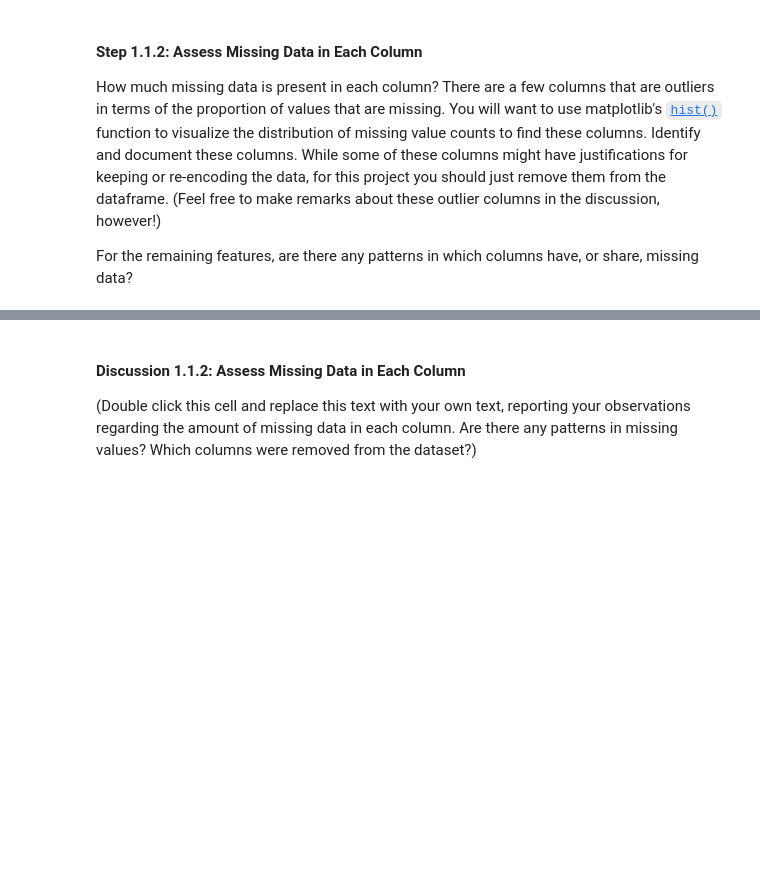
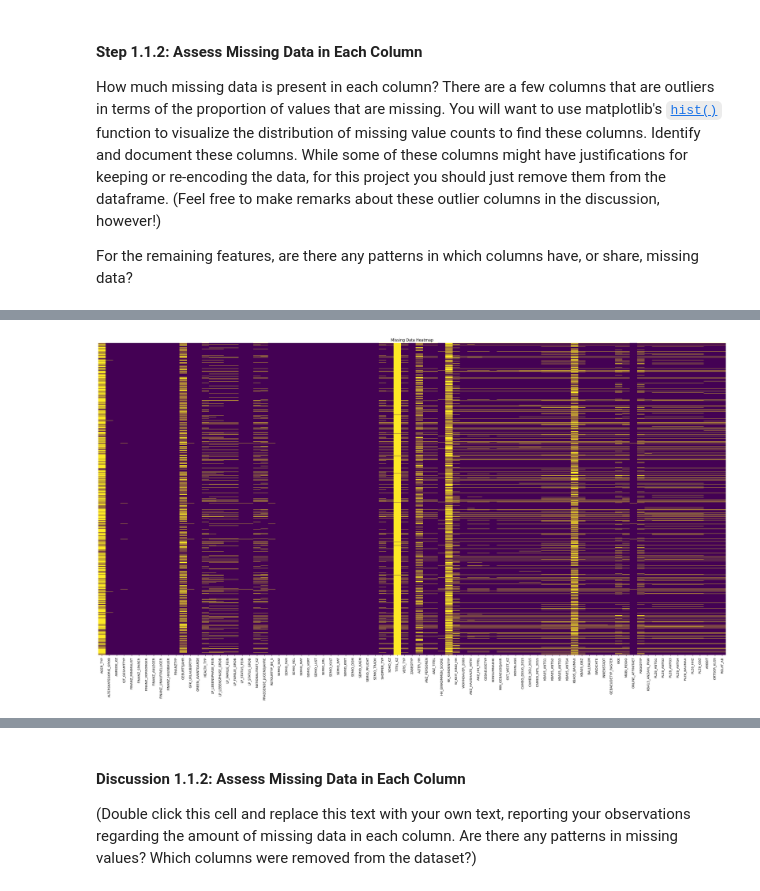
Before and after one commit to mo-matar/Identify-Customer-Segments-Unsupervised-Learning-Project, a Jupyter notebook: Identify_Customer_Segments.ipynb, the cells around one changed output, grey strips where cells are left out. Saved outputs shown, nothing was run; the diff lists cells and outputs as text; code cells hidden in the pictures; blank space fills up the shorter version.

```diff
--- a/Identify_Customer_Segments.ipynb
+++ b/Identify_Customer_Segments.ipynb
@@ -169,0 +248,12 @@ print(missing_percent.sort_values(ascending=False))
+# %%
+# Investigate patterns in the amount of missing data in each column.
+import matplotlib.pyplot as plt
+import seaborn as sns
+
+# Create a heatmap to visualize missing data patterns
+plt.figure(figsize=(36, 18))
+sns.heatmap(demographics_replaced.isnull(), cmap='viridis', cbar=False, yticklabels=False)
+plt.title('Missing Data Heatmap')
+plt.show()
+# %% [output]
+[figure, added]
```
Also changed, not shown: parts of 11 cells of this notebook.
